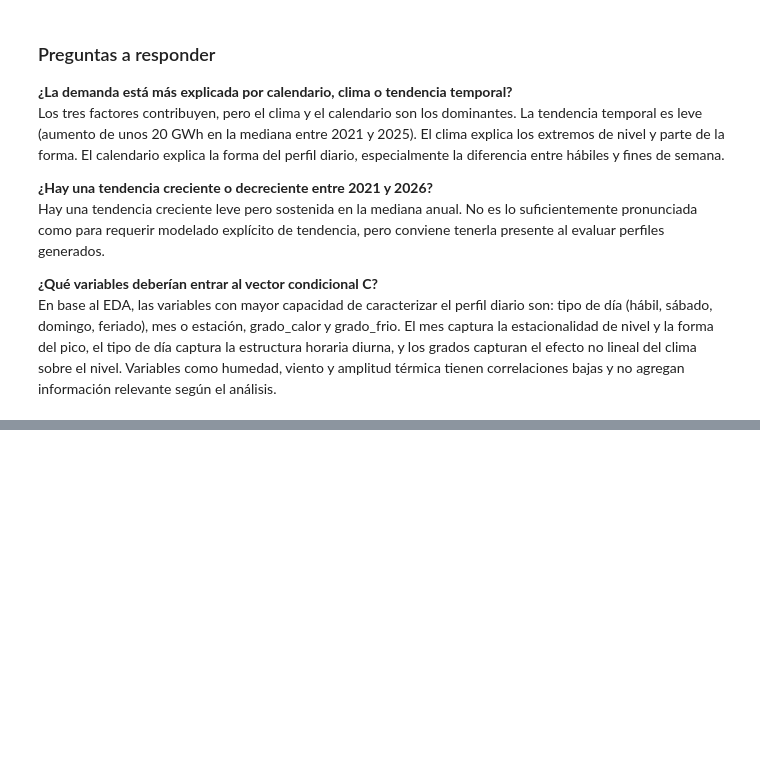
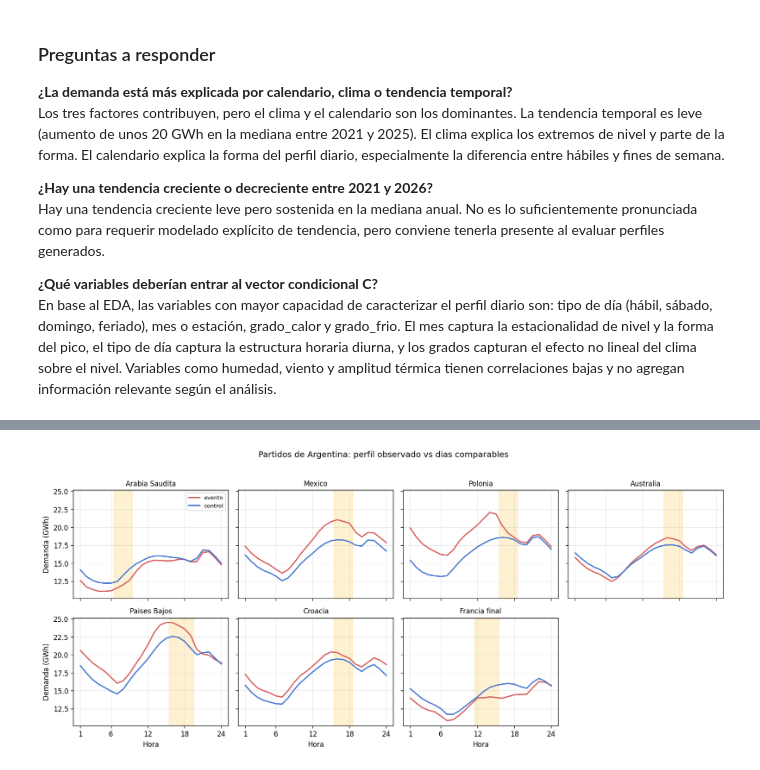
Before and after one commit to biancapaz/tp_final_ml, a Jupyter notebook: notebooks/eda.ipynb, the cells around one changed output, grey strips where cells are left out. Saved outputs shown, nothing was run; the diff lists cells and outputs as text; code cells hidden in the pictures; blank space fills up the shorter version.

```diff
--- a/notebooks/eda.ipynb
+++ b/notebooks/eda.ipynb
@@ -635,0 +735,4 @@ información relevante según el análisis.
+# %%
+plot_world_cup_profiles(daily_demand, conditions)
+# %% [output]
+[figure, added]
```
Also changed, not shown: parts of 17 cells of this notebook, 1 other file.
